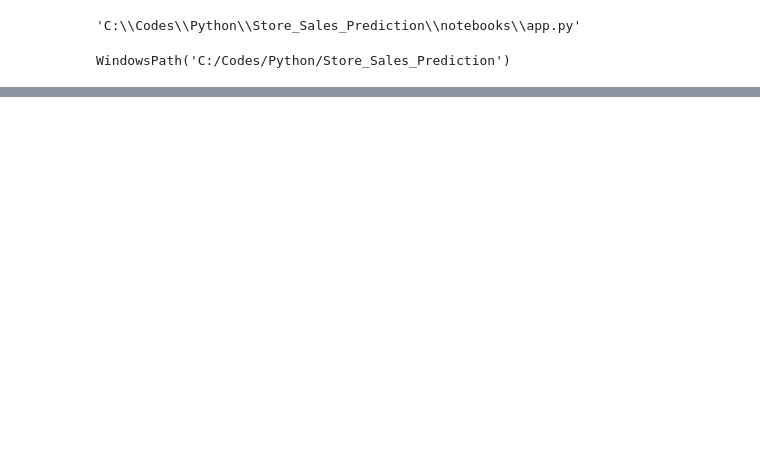
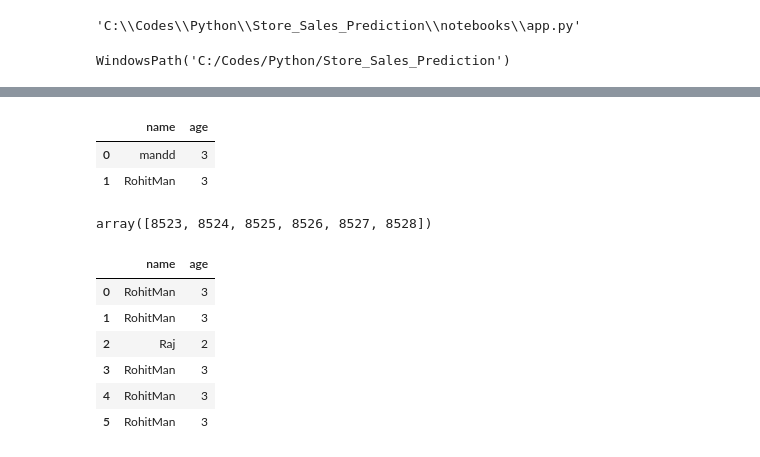
Before and after one commit to shubhamkulkarni1947/Store_Sales_Prediction, a Jupyter notebook: notebooks/test.ipynb, the cells around one changed output, grey strips where cells are left out. Drawn from its saved outputs; the diff is of its cells as text; code cells hidden in the pictures; blank space fills up the shorter version.

```diff
--- a/notebooks/test.ipynb
+++ b/notebooks/test.ipynb
@@ -71,0 +79,4 @@ df.to_csv('../data/raw/Train.csv',)
+# %%
+dct1 = [{'name':'mandd','age':3},{'name':'RohitMan','age':3}]
+df1 =pd.DataFrame(dct1)
+df1
@@ -71,0 +87,4 @@ df.to_csv('../data/raw/Train.csv',)
+# %%
+dct2 = [{'name':'Raj','age':2},{'name':'sjbjdf','age':3},{'name':'ksidufdf','age':3}]
+df2 =pd.DataFrame(dct2)
+df2
@@ -71,0 +96,3 @@ df.to_csv('../data/raw/Train.csv',)
+# %%
+df3 = pd.concat([df1,df2]).reset_index(drop=True)
+# df3.to_dict()
@@ -71,0 +121,20 @@ df.to_csv('../data/raw/Train.csv',)
+# %%
+xy
+# %% [output]
+|  | name | age |
+| 0 | mandd | 3 |
+| 1 | RohitMan | 3 |
+# %%
+ np.arange(8522+1,len(df3)+8522+1)
+# %% [output]
+array([8523, 8524, 8525, 8526, 8527, 8528])
+# %%
+df3
+# %% [output]
+|  | name | age |
+| 0 | RohitMan | 3 |
+| 1 | RohitMan | 3 |
+| 2 | Raj | 2 |
+| 3 | RohitMan | 3 |
+| 4 | RohitMan | 3 |
+| 5 | RohitMan | 3 |
```
Also changed, not shown: parts of 30 cells of this notebook, 8 other files.
